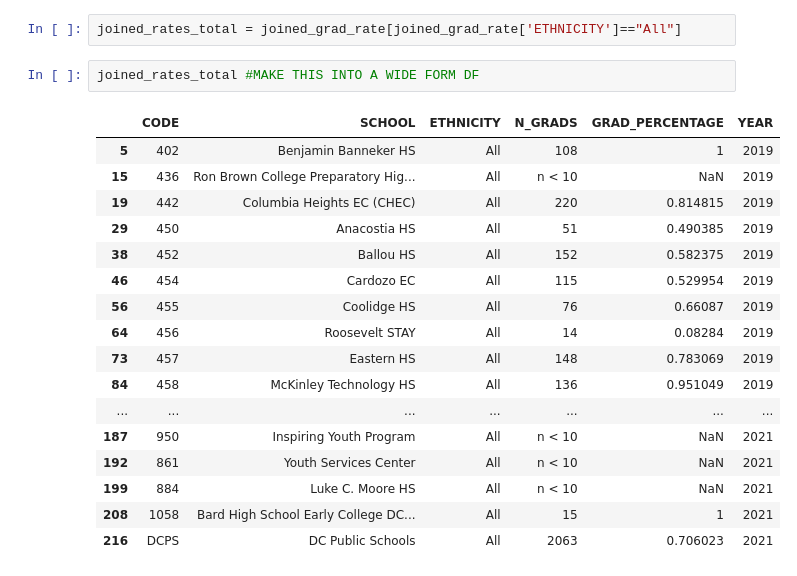
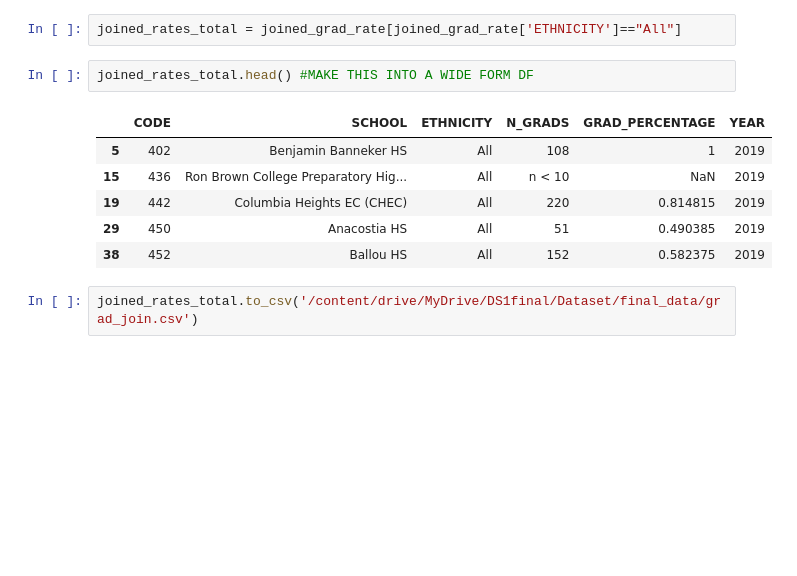
Before and after one commit to shiuanC/DC-Public-Schools-analysis, a Jupyter notebook: Dataset/Performance_Metrics/graduation_data/grad_rates.ipynb, the cells around one changed output. Cells and saved outputs as stored; diff of their text form; blank space fills up the shorter version.

Commit message:
data prerprocess

```diff
--- a/Dataset/Performance_Metrics/graduation_data/grad_rates.ipynb
+++ b/Dataset/Performance_Metrics/graduation_data/grad_rates.ipynb
@@ -136,22 +143,13 @@ joined_grad_rate
 # %%
 joined_rates_total = joined_grad_rate[joined_grad_rate['ETHNICITY']=="All"]
 # %%
-joined_rates_total #MAKE THIS INTO A WIDE FORM DF
+joined_rates_total.head() #MAKE THIS INTO A WIDE FORM DF
 # %% [output]
 |  | CODE | SCHOOL | ETHNICITY | N_GRADS | GRAD_PERCENTAGE | YEAR |
 | 5 | 402 | Benjamin Banneker HS | All | 108 | 1 | 2019 |
 | 15 | 436 | Ron Brown College Preparatory Hig... | All | n < 10 | NaN | 2019 |
 | 19 | 442 | Columbia Heights EC (CHEC) | All | 220 | 0.814815 | 2019 |
 | 29 | 450 | Anacostia HS | All | 51 | 0.490385 | 2019 |
 | 38 | 452 | Ballou HS | All | 152 | 0.582375 | 2019 |
-| 46 | 454 | Cardozo EC | All | 115 | 0.529954 | 2019 |
-| 56 | 455 | Coolidge HS | All | 76 | 0.66087 | 2019 |
-| 64 | 456 | Roosevelt STAY | All | 14 | 0.08284 | 2019 |
-| 73 | 457 | Eastern HS | All | 148 | 0.783069 | 2019 |
-| 84 | 458 | McKinley Technology HS | All | 136 | 0.951049 | 2019 |
-| ... | ... | ... | ... | ... | ... | ... |
-| 187 | 950 | Inspiring Youth Program | All | n < 10 | NaN | 2021 |
-| 192 | 861 | Youth Services Center | All | n < 10 | NaN | 2021 |
-| 199 | 884 | Luke C. Moore HS | All | n < 10 | NaN | 2021 |
-| 208 | 1058 | Bard High School Early College DC... | All | 15 | 1 | 2021 |
-| 216 | DCPS | DC Public Schools | All | 2063 | 0.706023 | 2021 |
+# %%
+joined_rates_total.to_csv('/content/drive/MyDrive/DS1final/Dataset/final_data/grad_join.csv')
```
Also changed, not shown: parts of 1 cell of this notebook, 2 other files.
